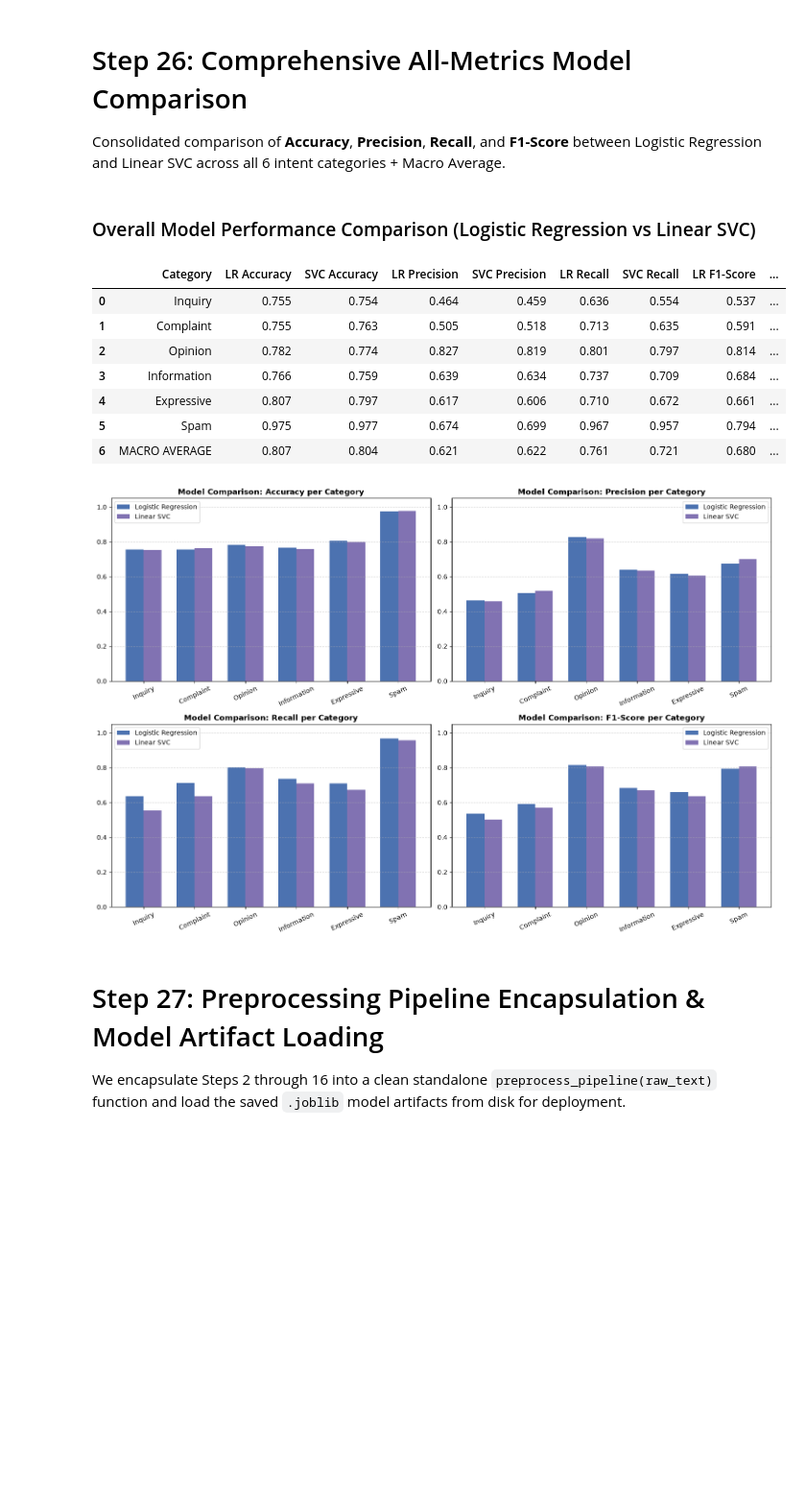
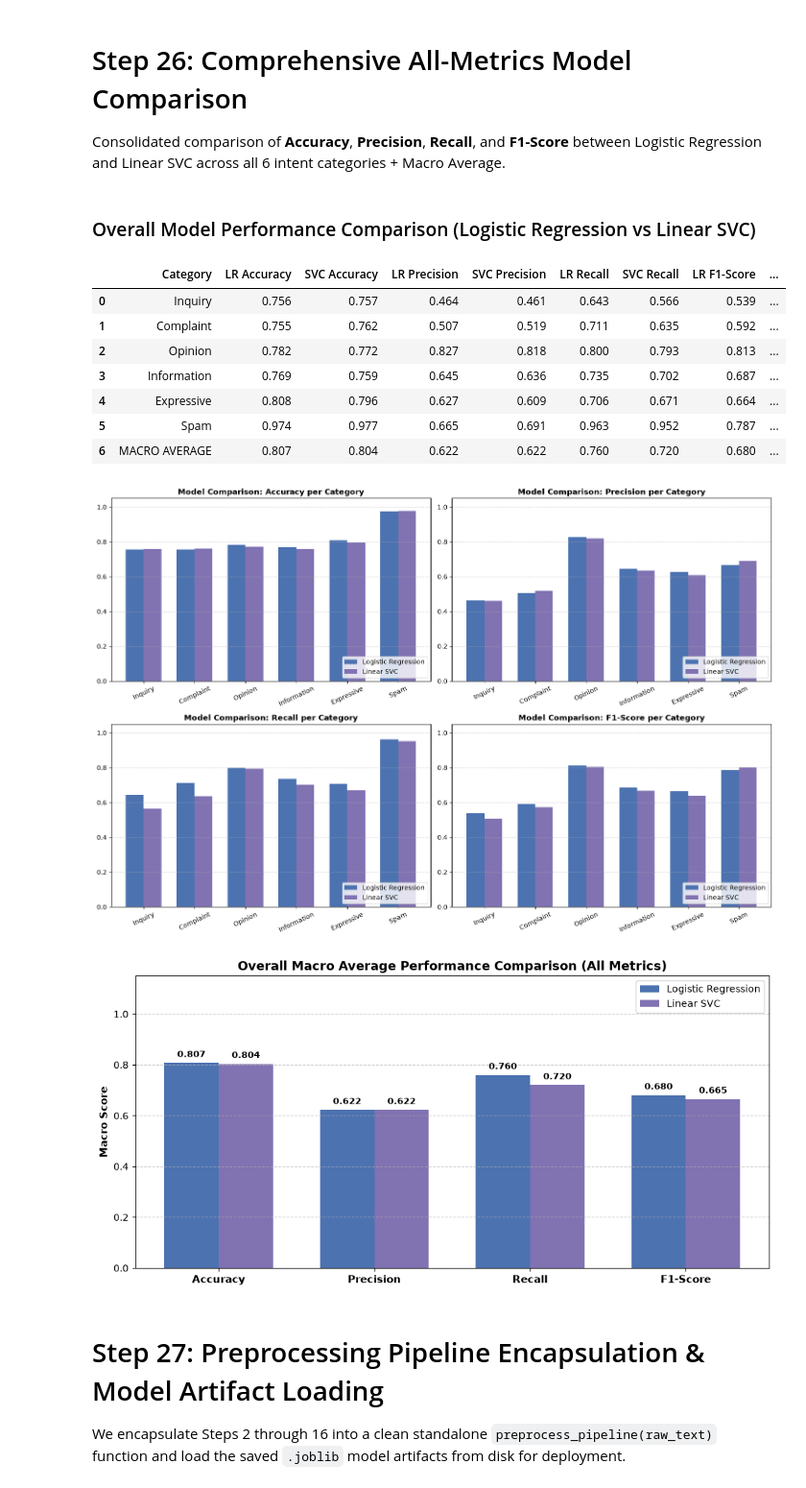
Before and after one commit to wjnotl/online-forum-communicative-intent-classification, a Jupyter notebook: intent classification.ipynb, the cells around one changed output. Shown at 96% size. Cells and saved outputs as stored; diff of their text form; code cells hidden in the pictures; blank space fills up the shorter version.

```diff
--- a/intent classification.ipynb
+++ b/intent classification.ipynb
@@ -960,14 +957,0 @@ Normalizes character elongation and repetitive non-ASCII symbols:
-# %%
-def remove_elongated_content(text):
-    if not isinstance(text, str) or not text.strip():
-        return ""
-    # 1. Reduce repeated non-ASCII characters (including emojis) to 1 occurrence
-    text = re.sub(r'([^\x00-\x7F])(?:\s*\1)+', r'\1', text)
-    # 2. Reduce elongated alphabetical characters (3 or more -> 2)
-    text = re.sub(r'([a-zA-Z])\1{2,}', r'\1\1', text)
-    return text
-
-# Apply Step 4
-prev_step = df['clean_text'].copy()
-df['clean_text'] = df['clean_text'].apply(remove_elongated_content)
-show_step_diff(prev_step, df['clean_text'], "Step 4: Remove Elongated Characters & Repeating Emojis")
@@ -2074,7 +2115,6 @@ display(svc_report_df.style.format({
 # Step 26: Comprehensive All-Metrics Model Comparison
 Consolidated comparison of **Accuracy**, **Precision**, **Recall**, and **F1-Score** between Logistic Regression and Linear SVC across all 6 intent categories + Macro Average.
 # %%
-# Consolidated All-Metrics Comparison Table
 comp_table = pd.DataFrame({
     'Category': target_cols,
     'LR Accuracy': lr_accuracies,
@@ -2087,7 +2127,6 @@ comp_table = pd.DataFrame({
     'SVC F1-Score': svc_f1_scores,
 })
 
-# Add Macro Average Row
 comp_table.loc[len(comp_table)] = {
     'Category': 'MACRO AVERAGE',
     'LR Accuracy': np.mean(lr_accuracies),
@@ -2102,43 +2141,76 @@ comp_table.loc[len(comp_table)] = {
 
 printmd("### Overall Model Performance Comparison (Logistic Regression vs Linear SVC)")
 display(comp_table.style.format({col: "{:.3f}" for col in comp_table.columns if col != 'Category'}))
 
-# Side-by-Side Multi-Metric Visual Comparison
 fig, axes = plt.subplots(2, 2, figsize=(15, 10))
 metrics_to_plot = [
     ("Accuracy", "LR Accuracy", "SVC Accuracy"),
     ("Precision", "LR Precision", "SVC Precision"),
     ("Recall", "LR Recall", "SVC Recall"),
     ("F1-Score", "LR F1-Score", "SVC F1-Score")
 ]
 
 x = np.arange(len(target_cols))
 width = 0.35
 
 for idx, (m_name, lr_c, svc_c) in enumerate(metrics_to_plot):
     ax = axes[idx // 2, idx % 2]
     ax.bar(x - width/2, comp_table.iloc[:6][lr_c], width, label="Logistic Regression", color="#4C72B0")
     ax.bar(x + width/2, comp_table.iloc[:6][svc_c], width, label="Linear SVC", color="#8172B2")
     ax.set_title(f"Model Comparison: {m_name} per Category", fontsize=12, fontweight='bold')
     ax.set_xticks(x)
     ax.set_xticklabels(target_cols, rotation=25)
     ax.set_ylim(0, 1.05)
-    ax.legend()
+    ax.legend(loc='lower right')
     ax.grid(axis='y', linestyle='--', alpha=0.6)
 
 plt.tight_layout()
 plt.show()
+
+macro_row = comp_table[comp_table['Category'] == 'MACRO AVERAGE'].iloc[0]
+macro_metric_names = ['Accuracy', 'Precision', 'Recall', 'F1-Score']
+lr_macro_vals = [macro_row['LR Accuracy'], macro_row['LR Precision'], macro_row['LR Recall'], macro_row['LR F1-Score']]
+svc_macro_vals = [macro_row['SVC Accuracy'], macro_row['SVC Precision'], macro_row['SVC Recall'], macro_row['SVC F1-Score']]
+
+fig, ax = plt.subplots(figsize=(10, 5))
+x_macro = np.arange(len(macro_metric_names))
+width_macro = 0.35
+
+bars_lr = ax.bar(x_macro - width_macro/2, lr_macro_vals, width_macro, label='Logistic Regression', color='#4C72B0')
+bars_svc = ax.bar(x_macro + width_macro/2, svc_macro_vals, width_macro, label='Linear SVC', color='#8172B2')
+
+ax.set_title('Overall Macro Average Performance Comparison (All Metrics)', fontsize=13, fontweight='bold')
+ax.set_ylabel('Macro Score', fontsize=11, fontweight='bold')
+ax.set_xticks(x_macro)
+ax.set_xticklabels(macro_metric_names, fontsize=11, fontweight='bold')
+ax.set_ylim(0, 1.15)
+ax.legend(loc='upper right', fontsize=10)
+ax.grid(axis='y', linestyle='--', alpha=0.6)
+
+for bar in bars_lr:
+    h = bar.get_height()
+    ax.annotate(f'{h:.3f}', xy=(bar.get_x() + bar.get_width() / 2, h),
+                xytext=(0, 4), textcoords="offset points", ha='center', va='bottom', fontsize=9, fontweight='bold')
+
+for bar in bars_svc:
+    h = bar.get_height()
+    ax.annotate(f'{h:.3f}', xy=(bar.get_x() + bar.get_width() / 2, h),
+                xytext=(0, 4), textcoords="offset points", ha='center', va='bottom', fontsize=9, fontweight='bold')
+
+plt.tight_layout()
+plt.show()
 # %% [output]
 ### Overall Model Performance Comparison (Logistic Regression vs Linear SVC)
 |  | Category | LR Accuracy | SVC Accuracy | LR Precision | SVC Precision | LR Recall | SVC Recall | LR F1-Score | ... |
-| 0 | Inquiry | 0.755 | 0.754 | 0.464 | 0.459 | 0.636 | 0.554 | 0.537 | ... |
-| 1 | Complaint | 0.755 | 0.763 | 0.505 | 0.518 | 0.713 | 0.635 | 0.591 | ... |
-| 2 | Opinion | 0.782 | 0.774 | 0.827 | 0.819 | 0.801 | 0.797 | 0.814 | ... |
-| 3 | Information | 0.766 | 0.759 | 0.639 | 0.634 | 0.737 | 0.709 | 0.684 | ... |
-| 4 | Expressive | 0.807 | 0.797 | 0.617 | 0.606 | 0.710 | 0.672 | 0.661 | ... |
-| 5 | Spam | 0.975 | 0.977 | 0.674 | 0.699 | 0.967 | 0.957 | 0.794 | ... |
-| 6 | MACRO AVERAGE | 0.807 | 0.804 | 0.621 | 0.622 | 0.761 | 0.721 | 0.680 | ... |
+| 0 | Inquiry | 0.756 | 0.757 | 0.464 | 0.461 | 0.643 | 0.566 | 0.539 | ... |
+| 1 | Complaint | 0.755 | 0.762 | 0.507 | 0.519 | 0.711 | 0.635 | 0.592 | ... |
+| 2 | Opinion | 0.782 | 0.772 | 0.827 | 0.818 | 0.800 | 0.793 | 0.813 | ... |
+| 3 | Information | 0.769 | 0.759 | 0.645 | 0.636 | 0.735 | 0.702 | 0.687 | ... |
+| 4 | Expressive | 0.808 | 0.796 | 0.627 | 0.609 | 0.706 | 0.671 | 0.664 | ... |
+| 5 | Spam | 0.974 | 0.977 | 0.665 | 0.691 | 0.963 | 0.952 | 0.787 | ... |
+| 6 | MACRO AVERAGE | 0.807 | 0.804 | 0.622 | 0.622 | 0.760 | 0.720 | 0.680 | ... |
-[figure, old version]
+[figure, new version]
+[figure, added]
 # %% [markdown]
 # Step 27: Preprocessing Pipeline Encapsulation & Model Artifact Loading
 We encapsulate Steps 2 through 16 into a clean standalone `preprocess_pipeline(raw_text)` function and load the saved `.joblib` model artifacts from disk for deployment.
```
Also changed, not shown: parts of 40 cells of this notebook, 3 other files.
